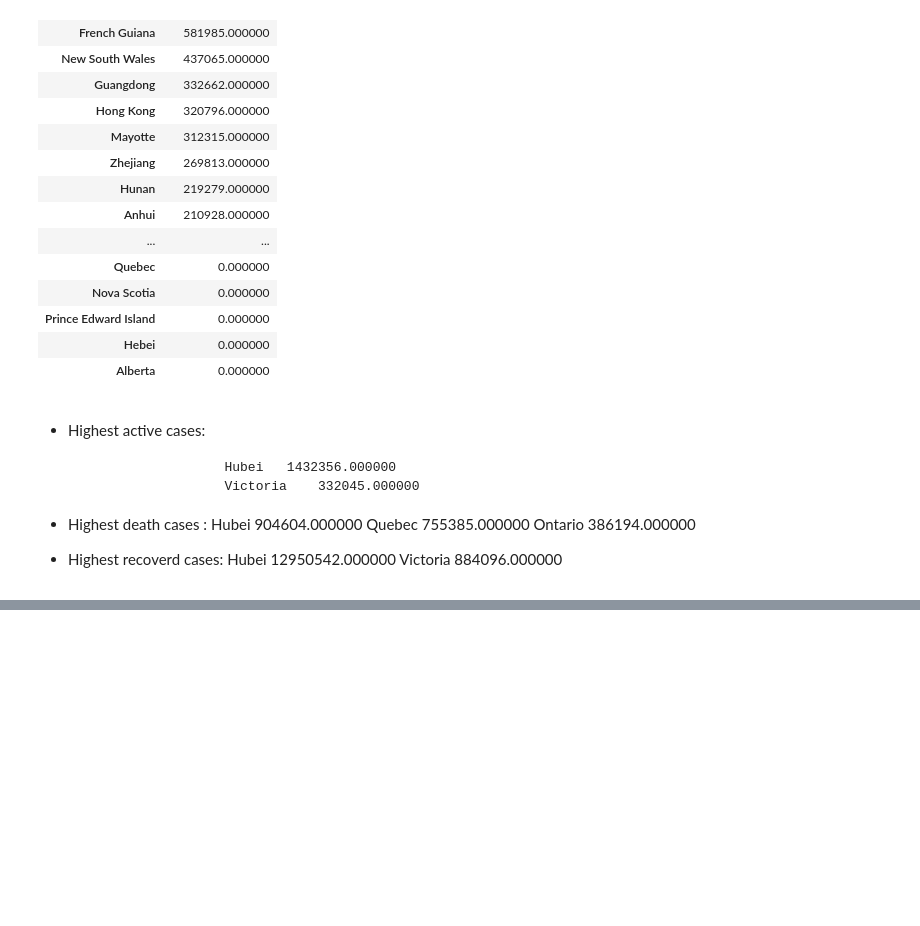
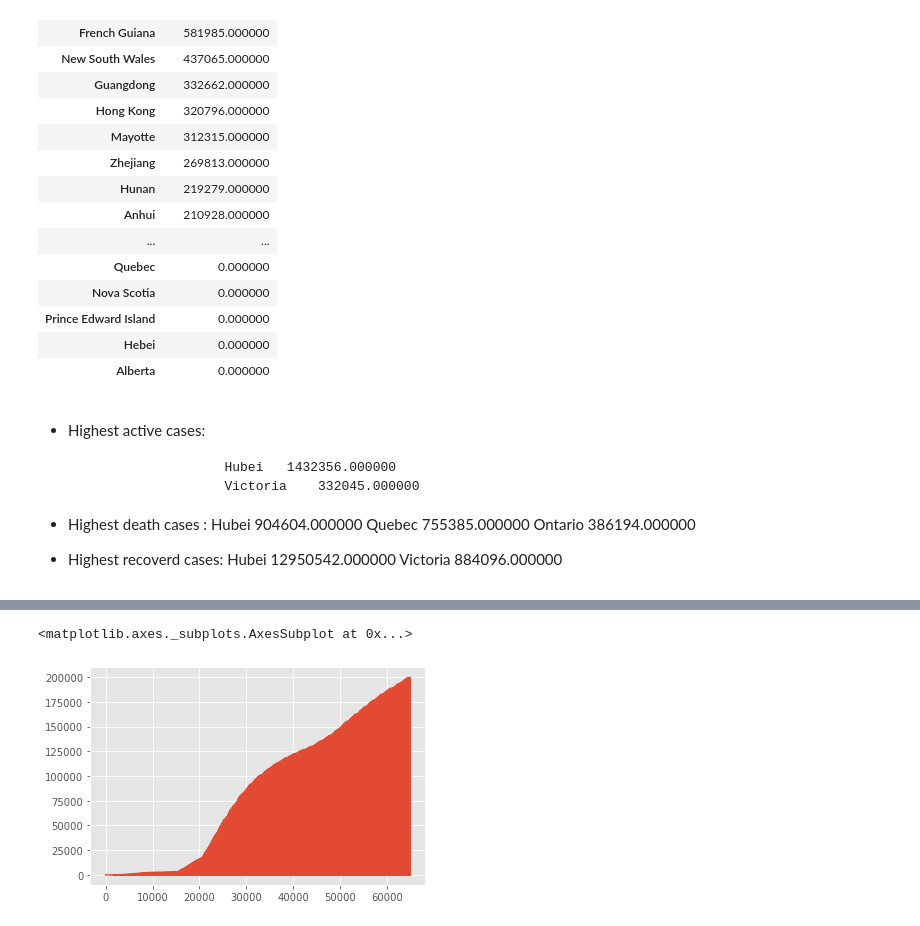
Before and after one commit to KrishnaDesai16/Covid19CovidPrediction-, a Jupyter notebook: Covid19Prediction.ipynb, the cells around one changed output, grey strips where cells are left out. Saved outputs shown, nothing was run; the diff lists cells and outputs as text; code cells hidden in the pictures; blank space fills up the shorter version.

```diff
--- a/Covid19Prediction.ipynb
+++ b/Covid19Prediction.ipynb
@@ -350,0 +332,5 @@ Data.set_index('Date')
+# %%
+Data['Deaths'].plot()
+# %% [output]
+<matplotlib.axes._subplots.AxesSubplot at 0x...>
+[figure, added]
```
Also changed, not shown: parts of 25 cells of this notebook.
